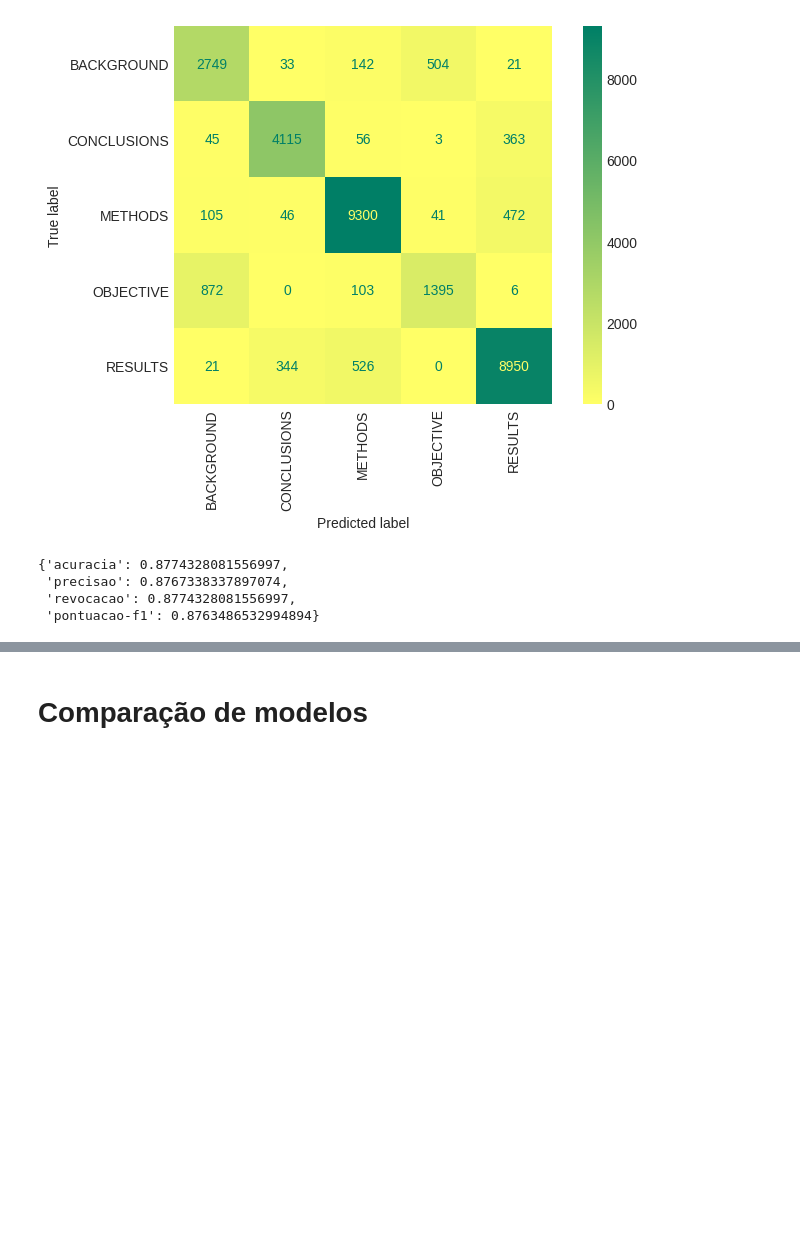
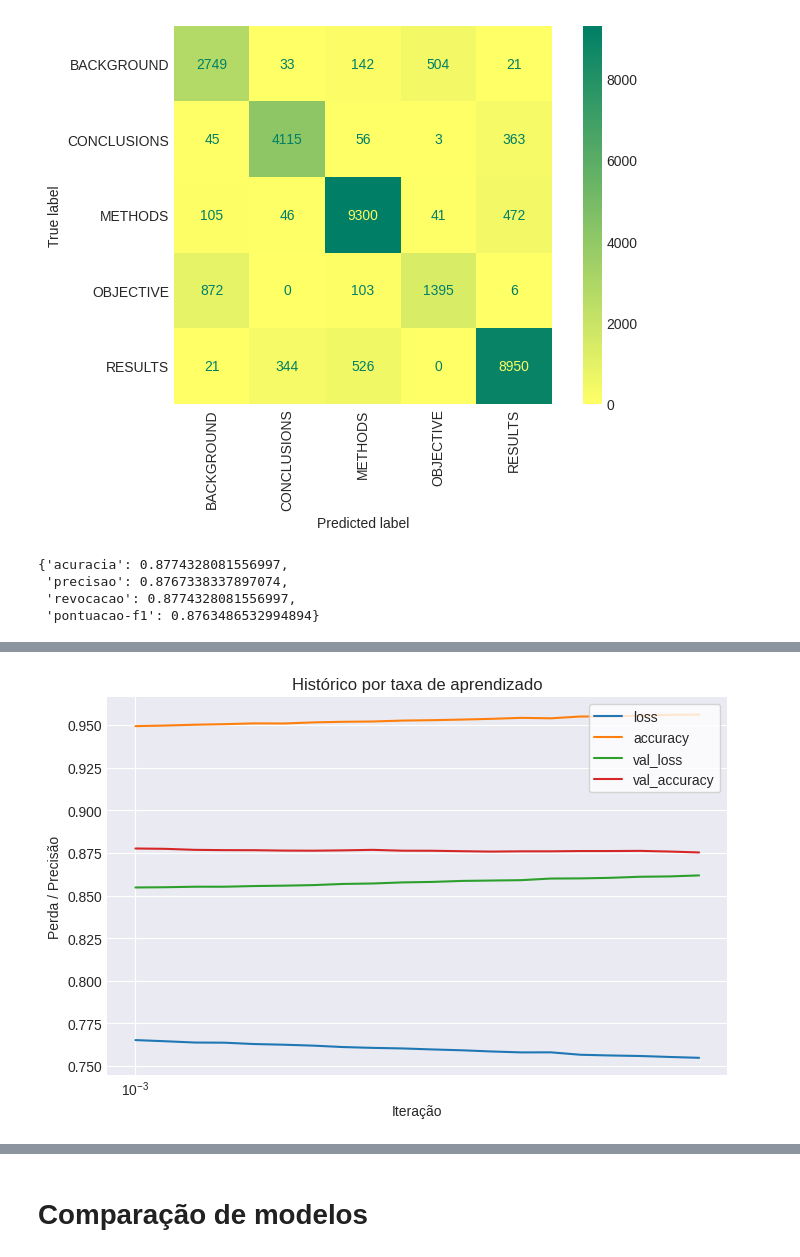
Before and after one commit to flohmannjr/tensorflow_curso, a Jupyter notebook: TensorFlow_MP2_1_SkimLit+.ipynb, the cells around one changed output, grey strips where cells are left out. Cells and saved outputs as stored; diff of their text form; code cells hidden in the pictures; blank space fills up the shorter version.

```diff
--- a/TensorFlow_MP2_1_SkimLit+.ipynb
+++ b/TensorFlow_MP2_1_SkimLit+.ipynb
@@ -501,0 +517,15 @@ avaliacoes[2]
+# %%
+sns.lineplot(x=historico.history['lr'], y=historico.history['loss'], label='loss')
+sns.lineplot(x=historico.history['lr'], y=historico.history['accuracy'], label='accuracy')
+sns.lineplot(x=historico.history['lr'], y=historico.history['val_loss'], label='val_loss')
+sns.lineplot(x=historico.history['lr'], y=historico.history['val_accuracy'], label='val_accuracy')
+
+plt.xscale('log')
+
+plt.title('Histórico por taxa de aprendizado')
+plt.xlabel('Iteração')
+plt.ylabel('Perda / Precisão')
+
+plt.legend(frameon=True, facecolor='white');
+# %% [output]
+[figure, added]
```
Also changed, not shown: parts of 24 cells of this notebook.
